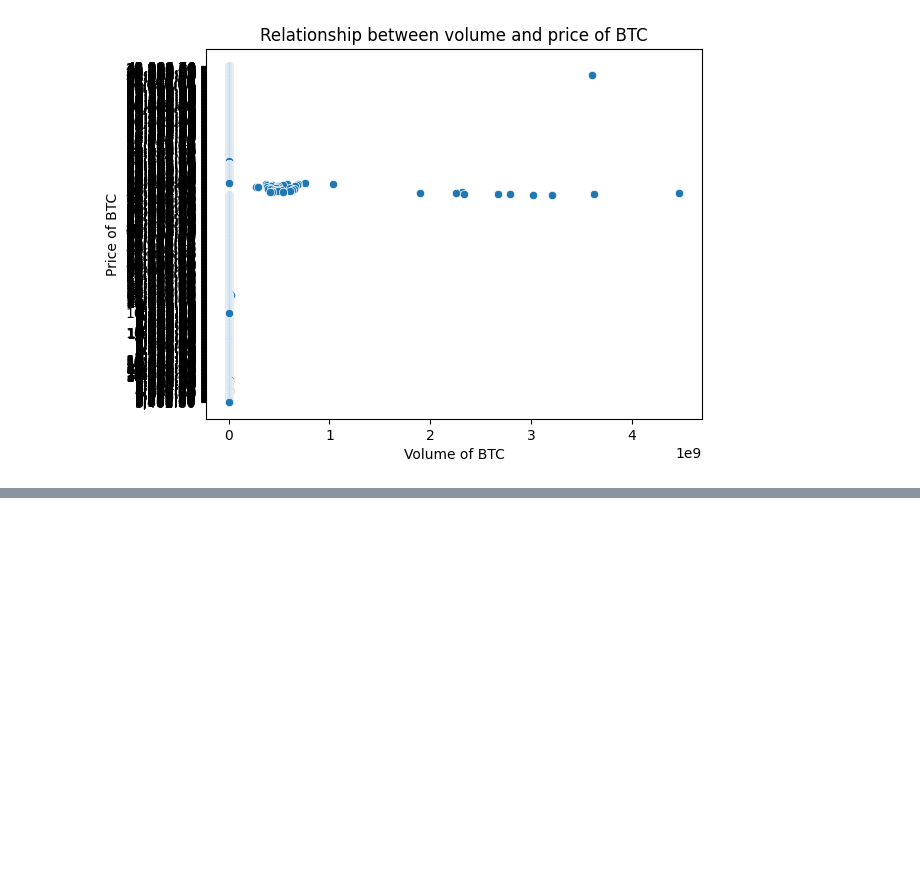
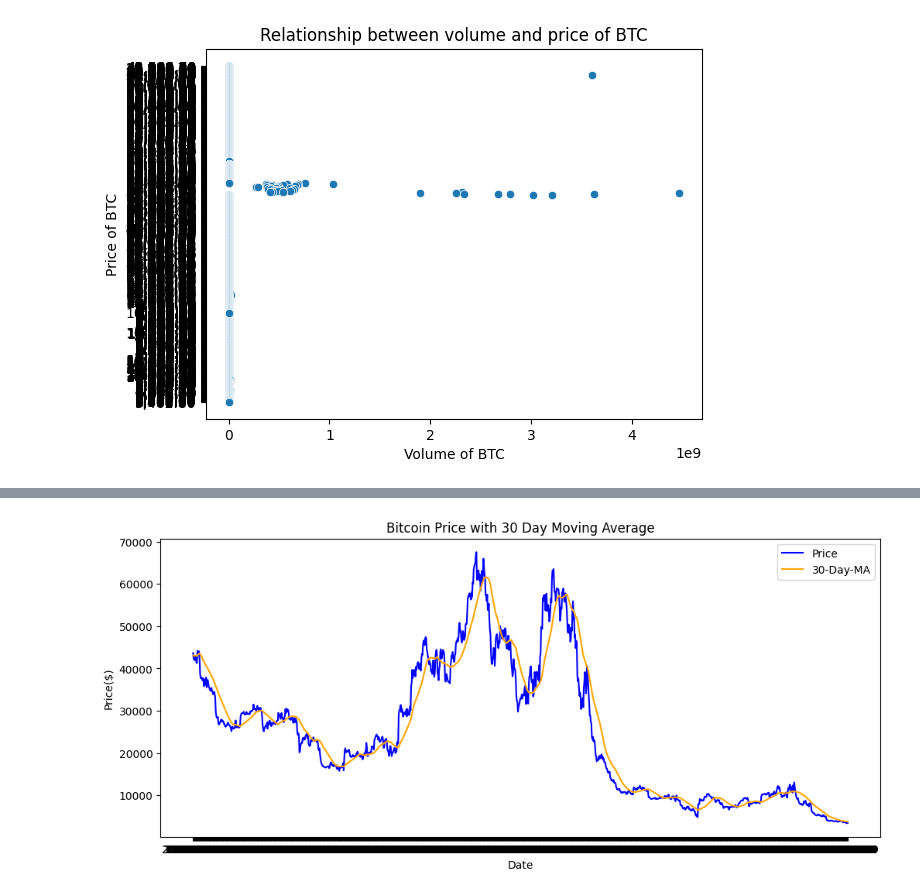
Before and after one commit to HABUDANHAYABK/Bitcoin-trends-analysis, a Jupyter notebook: notebooks/Visualization.ipynb, the cells around one changed output, grey strips where cells are left out. Cells and saved outputs as stored; diff of their text form; code cells hidden in the pictures; blank space fills up the shorter version.

```diff
--- a/notebooks/Visualization.ipynb
+++ b/notebooks/Visualization.ipynb
@@ -17,3 +17,14 @@ g.set(xlabel='Volume of BTC',
 plt.show()
 # %% [output]
 [figure]
+# %%
+import matplotlib.pyplot as plt
+import pandas as pd
+import seaborn as sns
+
+bitcoin = pd.read_csv("../data/cleaned_bitcoin.csv")
+# %%
+#bitcoin['bitcoin_price'] = bitcoin['bitcoin_price'].str.replace(',', '').astype(float)
+bitcoin['MA_30'] = bitcoin['bitcoin_price'].rolling(30).mean()
+bitcoin= bitcoin.dropna()
+print(bitcoin['MA_30'].isna())
@@ -19,0 +44,20 @@ plt.show()
+# %%
+plt.figure(figsize=(12, 5,))
+sns.lineplot(data=bitcoin,
+             x='date',
+             y='bitcoin_price',
+             label ='Price',
+             color='blue')
+sns.lineplot(data=bitcoin,
+             x='date',
+             y='MA_30',
+             label='30-Day-MA',
+             color ='orange')
+plt.title("Bitcoin Price with 30 Day Moving Average")
+plt.xlabel("Date")
+plt.ylabel("Price($)")
+plt.legend()
+
+plt.show()
+# %% [output]
+[figure, added]
```
Also changed, not shown: parts of 6 cells of this notebook.
